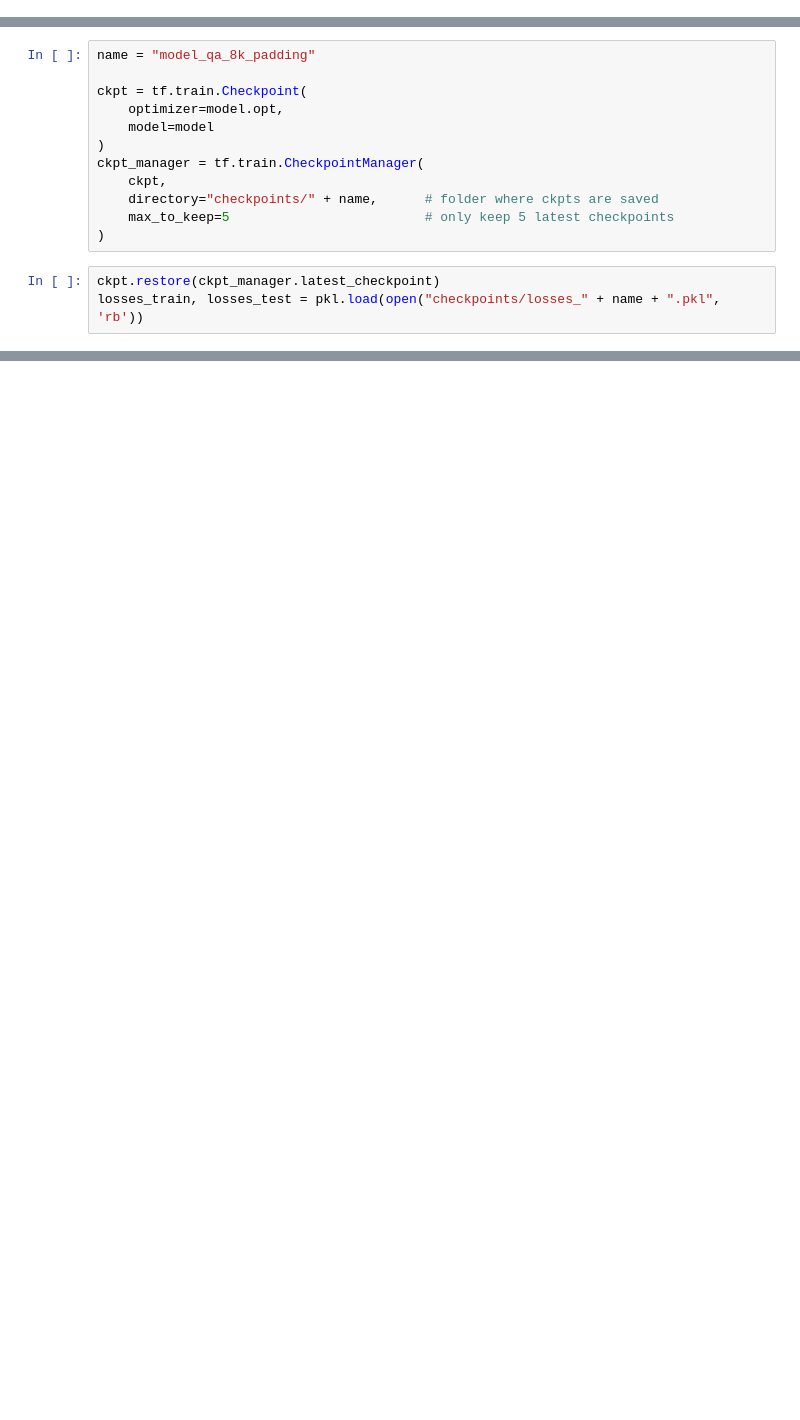
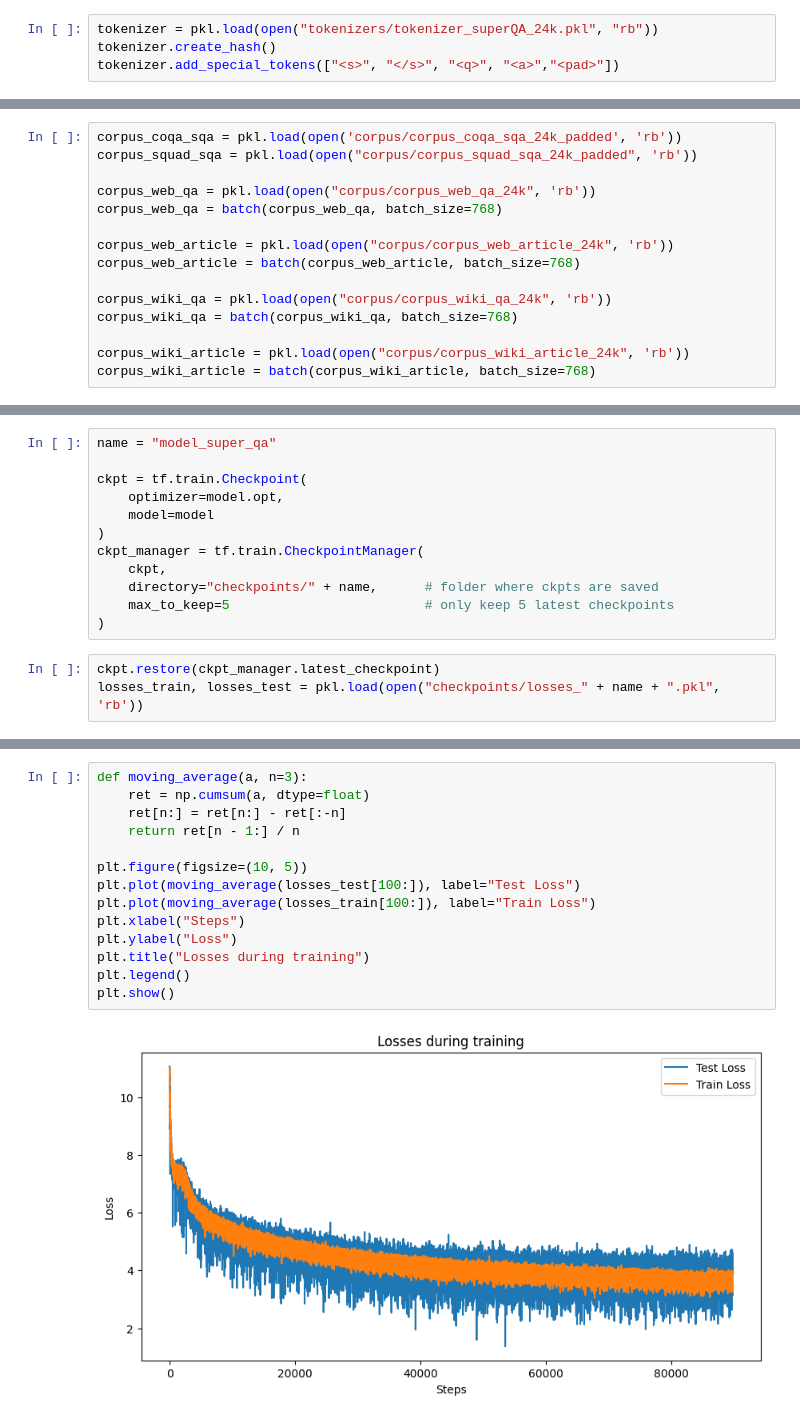
Before and after one commit to KristianWold/llm-basics, a Jupyter notebook: QA_transformer.ipynb, the cells around one changed output, grey strips where cells are left out. Drawn from its saved outputs; the diff is of its cells as text; blank space fills up the shorter version.

```diff
--- a/QA_transformer.ipynb
+++ b/QA_transformer.ipynb
@@ -72,0 +28,4 @@ ds_test = tf.data.Dataset.from_generator(
+# %%
+tokenizer = pkl.load(open("tokenizers/tokenizer_superQA_24k.pkl", "rb"))
+tokenizer.create_hash()
+tokenizer.add_special_tokens(["<s>", "</s>", "<q>", "<a>","<pad>"])
@@ -72,0 +42,15 @@ ds_test = tf.data.Dataset.from_generator(
+# %%
+corpus_coqa_sqa = pkl.load(open('corpus/corpus_coqa_sqa_24k_padded', 'rb'))
+corpus_squad_sqa = pkl.load(open("corpus/corpus_squad_sqa_24k_padded", 'rb'))
+
+corpus_web_qa = pkl.load(open("corpus/corpus_web_qa_24k", 'rb'))
+corpus_web_qa = batch(corpus_web_qa, batch_size=768)
+
+corpus_web_article = pkl.load(open("corpus/corpus_web_article_24k", 'rb'))
+corpus_web_article = batch(corpus_web_article, batch_size=768)
+
+corpus_wiki_qa = pkl.load(open("corpus/corpus_wiki_qa_24k", 'rb'))
+corpus_wiki_qa = batch(corpus_wiki_qa, batch_size=768)
+
+corpus_wiki_article = pkl.load(open("corpus/corpus_wiki_article_24k", 'rb'))
+corpus_wiki_article = batch(corpus_wiki_article, batch_size=768)
@@ -116,7 +163,7 @@ model = Transformer(vocab_size=tokenizer.vocab_size,
 losses_train = []
 losses_test = []
 # %%
-name = "model_qa_8k_padding"
+name = "model_super_qa"
 
 ckpt = tf.train.Checkpoint(
     optimizer=model.opt,
@@ -209 +234,17 @@ plt.plot(losses_test[100:], label="Test Loss")
+# %%
+def moving_average(a, n=3):
+    ret = np.cumsum(a, dtype=float)
+    ret[n:] = ret[n:] - ret[:-n]
+    return ret[n - 1:] / n
+
+plt.figure(figsize=(10, 5))
+plt.plot(moving_average(losses_test[100:]), label="Test Loss")
+plt.plot(moving_average(losses_train[100:]), label="Train Loss")
+plt.xlabel("Steps")
+plt.ylabel("Loss")
+plt.title("Losses during training")
+plt.legend()
+plt.show()
+# %% [output]
+[figure, added]
 # %%
```
Also changed, not shown: parts of 28 cells of this notebook, 26 other files.
